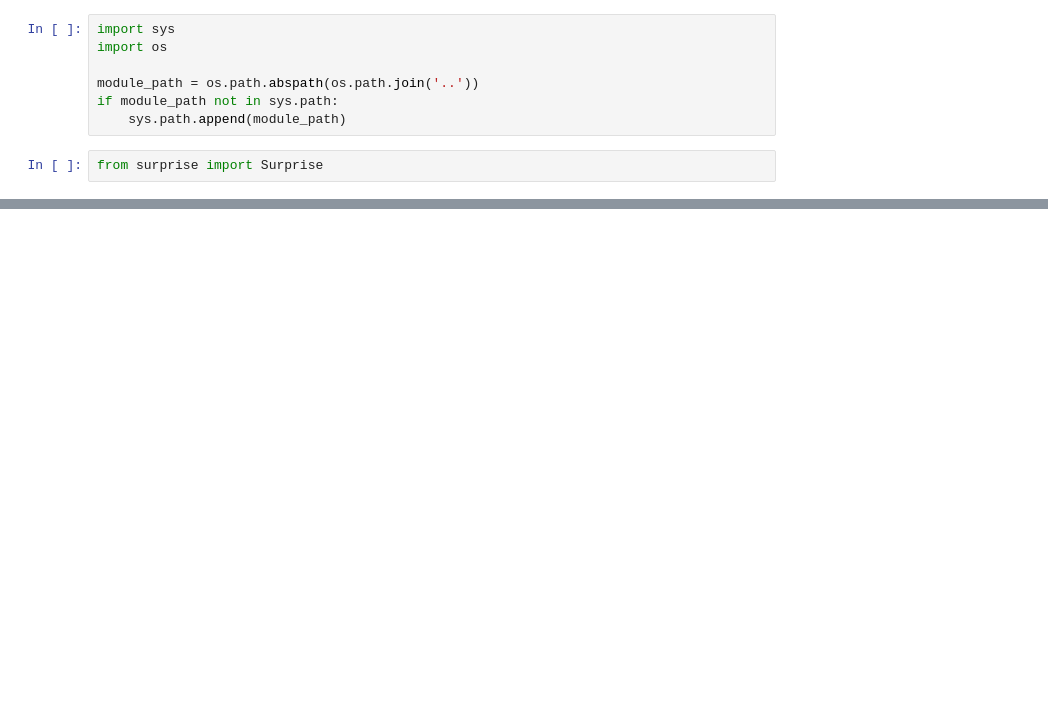
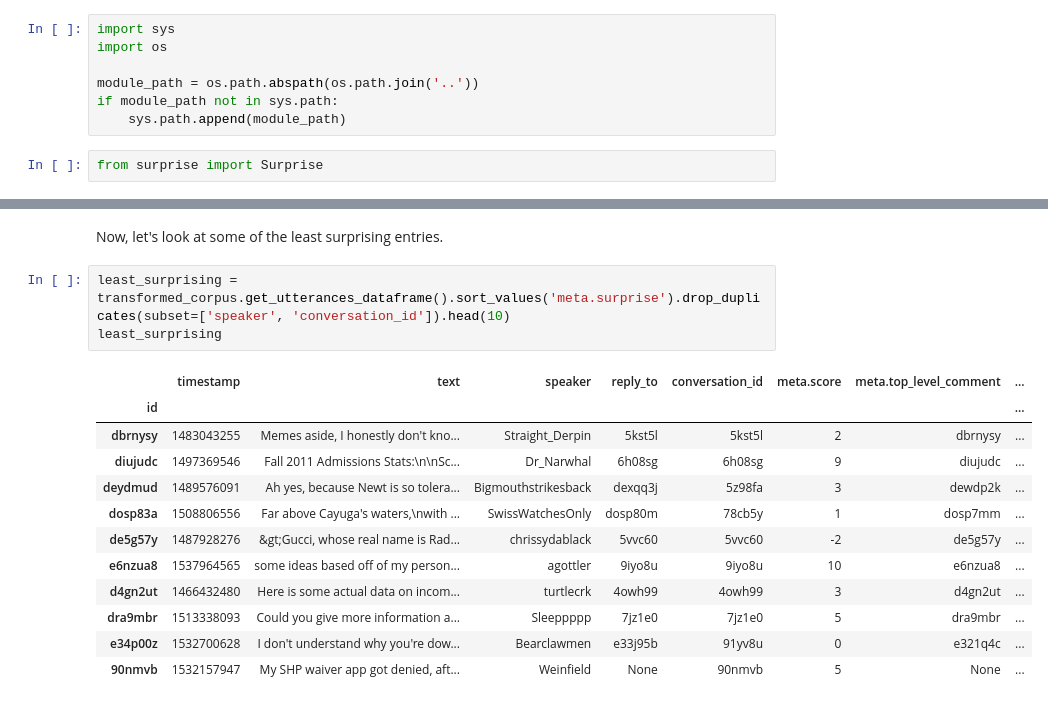
Before and after one commit to rgangela99/Cornell-Conversational-Analysis-Toolkit, a Jupyter notebook: convokit/surprise/demos/surprise_demo.ipynb, the cells around one changed output, grey strips where cells are left out. Saved outputs shown, nothing was run; the diff lists cells and outputs as text; blank space fills up the shorter version.

```diff
--- a/convokit/surprise/demos/surprise_demo.ipynb
+++ b/convokit/surprise/demos/surprise_demo.ipynb
@@ -24,0 +185,18 @@ transformed_corpus = surp.transform(corpus, 'utterance', selector=lambda obj: ob
+# %% [markdown]
+Now, let's look at some of the least surprising entries.
+# %%
+least_surprising = transformed_corpus.get_utterances_dataframe().sort_values('meta.surprise').drop_duplicates(subset=['speaker', 'conversation_id']).head(10)
+least_surprising
+# %% [output]
+|  | timestamp | text | speaker | reply_to | conversation_id | meta.score | meta.top_level_comment | ... |
+| id |  |  |  |  |  |  |  | ... |
+| dbrnysy | 1483043255 | Memes aside, I honestly don't kno... | Straight_Derpin | 5kst5l | 5kst5l | 2 | dbrnysy | ... |
+| diujudc | 1497369546 | Fall 2011 Admissions Stats:\n\nSc... | Dr_Narwhal | 6h08sg | 6h08sg | 9 | diujudc | ... |
+| deydmud | 1489576091 | Ah yes, because Newt is so tolera... | Bigmouthstrikesback | dexqq3j | 5z98fa | 3 | dewdp2k | ... |
+| dosp83a | 1508806556 | Far above Cayuga's waters,\nwith ... | SwissWatchesOnly | dosp80m | 78cb5y | 1 | dosp7mm | ... |
+| de5g57y | 1487928276 | &gt;Gucci, whose real name is Rad... | chrissydablack | 5vvc60 | 5vvc60 | -2 | de5g57y | ... |
+| e6nzua8 | 1537964565 | some ideas based off of my person... | agottler | 9iyo8u | 9iyo8u | 10 | e6nzua8 | ... |
+| d4gn2ut | 1466432480 | Here is some actual data on incom... | turtlecrk | 4owh99 | 4owh99 | 3 | d4gn2ut | ... |
+| dra9mbr | 1513338093 | Could you give more information a... | Sleeppppp | 7jz1e0 | 7jz1e0 | 5 | dra9mbr | ... |
+| e34p00z | 1532700628 | I don't understand why you're dow... | Bearclawmen | e33j95b | 91yv8u | 0 | e321q4c | ... |
+| 90nmvb | 1532157947 | My SHP waiver app got denied, aft... | Weinfield | None | 90nmvb | 5 | None | ... |
```
Also changed, not shown: parts of 38 cells of this notebook, 1 other file.
